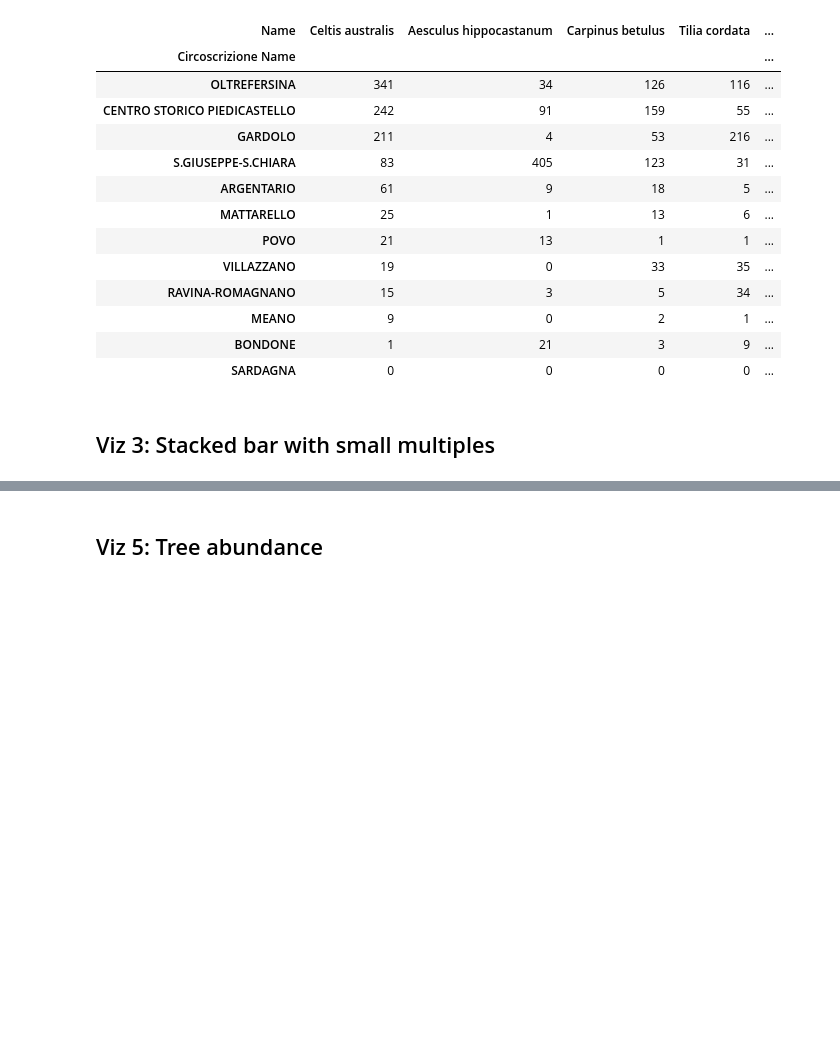
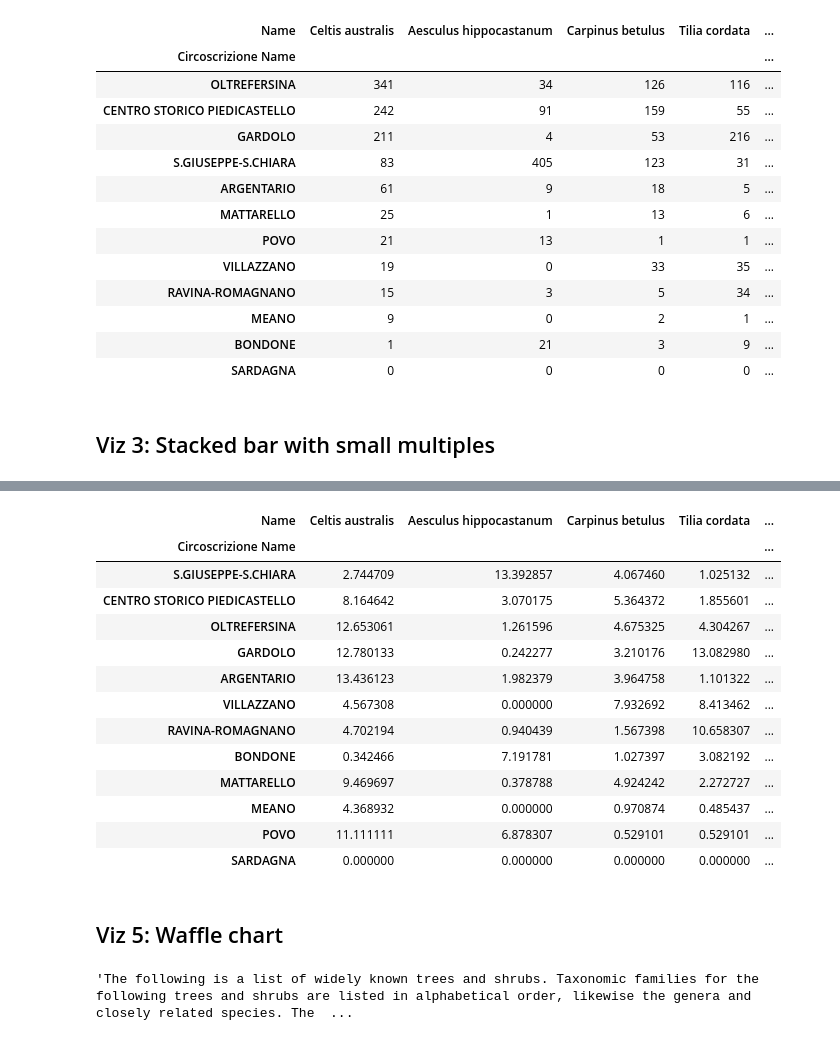
Before and after one commit to DataViz-Group3/DataViz-Group3, a Jupyter notebook: src/preprocessing.ipynb, the cells around one changed output, grey strips where cells are left out. Drawn from its saved outputs; the diff is of its cells as text; code cells hidden in the pictures; blank space fills up the shorter version.

```diff
--- a/src/preprocessing.ipynb
+++ b/src/preprocessing.ipynb
@@ -131,0 +155,20 @@ df_tree_abundance.to_csv('../data_clean/a1_v2_stacked_chart.csv')
+# %%
+circo_totals = df_circo_tree_counts_tot['Total'].astype(float).values
+circo_totals = circo_totals.reshape((circo_totals.shape[0],1))
+df_circo_tree_counts_perc = df_circo_tree_counts_tot.astype(float) / circo_totals * 100
+df_circo_tree_counts_perc
+# %% [output]
+| Name | Celtis australis | Aesculus hippocastanum | Carpinus betulus | Tilia cordata | ... |
+| Circoscrizione Name |  |  |  |  | ... |
+| S.GIUSEPPE-S.CHIARA | 2.744709 | 13.392857 | 4.067460 | 1.025132 | ... |
+| CENTRO STORICO PIEDICASTELLO | 8.164642 | 3.070175 | 5.364372 | 1.855601 | ... |
+| OLTREFERSINA | 12.653061 | 1.261596 | 4.675325 | 4.304267 | ... |
+| GARDOLO | 12.780133 | 0.242277 | 3.210176 | 13.082980 | ... |
+| ARGENTARIO | 13.436123 | 1.982379 | 3.964758 | 1.101322 | ... |
+| VILLAZZANO | 4.567308 | 0.000000 | 7.932692 | 8.413462 | ... |
+| RAVINA-ROMAGNANO | 4.702194 | 0.940439 | 1.567398 | 10.658307 | ... |
+| BONDONE | 0.342466 | 7.191781 | 1.027397 | 3.082192 | ... |
+| MATTARELLO | 9.469697 | 0.378788 | 4.924242 | 2.272727 | ... |
+| MEANO | 4.368932 | 0.000000 | 0.970874 | 0.485437 | ... |
+| POVO | 11.111111 | 6.878307 | 0.529101 | 0.529101 | ... |
+| SARDAGNA | 0.000000 | 0.000000 | 0.000000 | 0.000000 | ... |
@@ -132,2 +177,2 @@ df_tree_abundance.to_csv('../data_clean/a1_v2_stacked_chart.csv')
 # %% [markdown]
-## Viz 5: Tree abundance
+## Viz 5: Waffle chart
@@ -133,0 +183,4 @@ df_tree_abundance.to_csv('../data_clean/a1_v2_stacked_chart.csv')
+# %%
+pg.content
+# %% [output]
+'The following is a list of widely known trees and shrubs. Taxonomic families for the following trees and shrubs are listed in alphabetical order, likewise the genera and closely related species. The  ...
```
Also changed, not shown: parts of 7 cells of this notebook, 4 other files.
